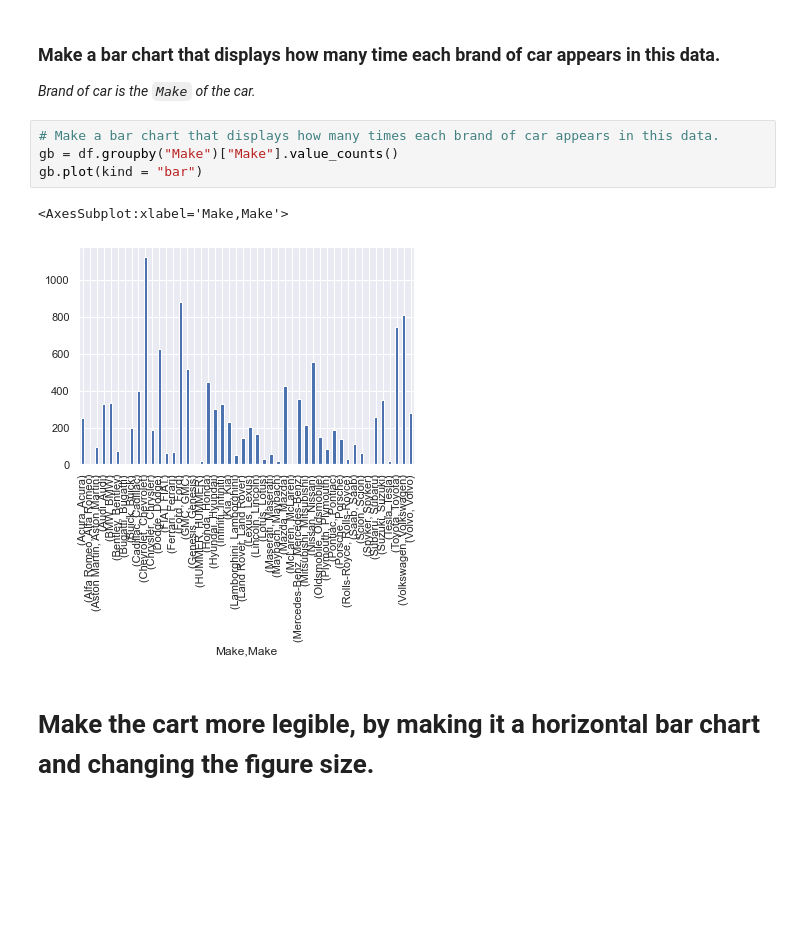
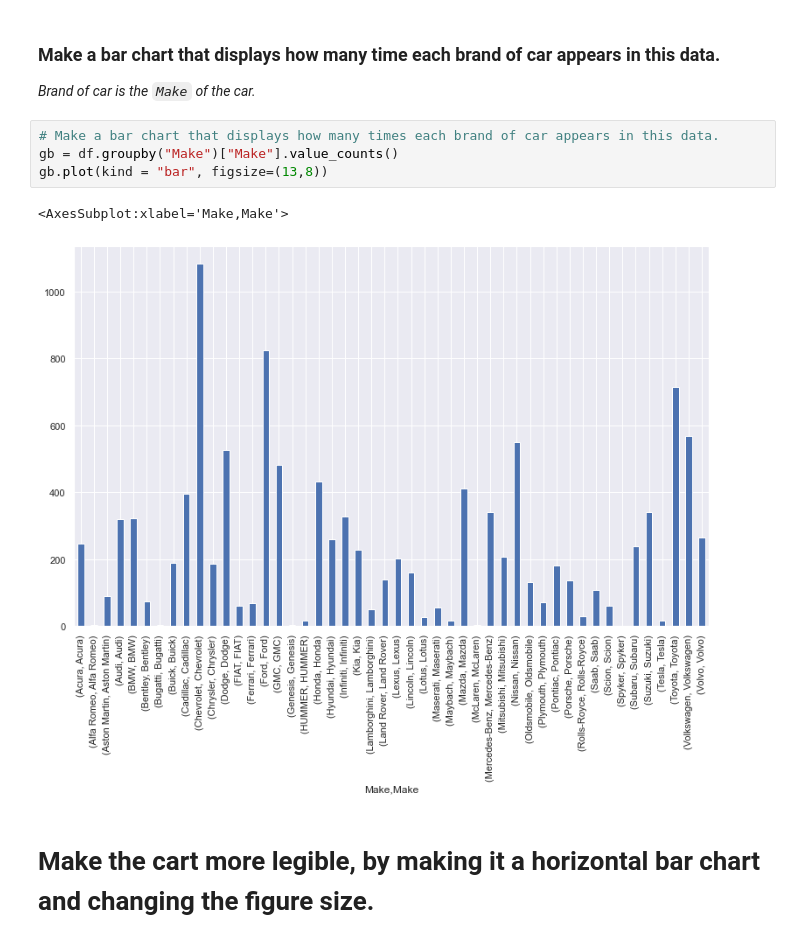
Before and after one commit to crrw/2020-fall-data-science, a Jupyter notebook: Week2-EDA/Exercise-EDA.ipynb, the cells around one changed output. Saved outputs shown, nothing was run; the diff lists cells and outputs as text; blank space fills up the shorter version.

```diff
--- a/Week2-EDA/Exercise-EDA.ipynb
+++ b/Week2-EDA/Exercise-EDA.ipynb
@@ -116,10 +108,10 @@ _Brand of car is the `Make` of the car._
 # %%
 # Make a bar chart that displays how many times each brand of car appears in this data.
 gb = df.groupby("Make")["Make"].value_counts()
-gb.plot(kind = "bar")
+gb.plot(kind = "bar", figsize=(13,8))
 # %% [output]
 <AxesSubplot:xlabel='Make,Make'>
-[figure, old version]
+[figure, new version]
 # %% [markdown]
 # Make the cart more legible, by making it a horizontal bar chart and changing the figure size.
 # %%
```
Also changed, not shown: parts of 6 cells of this notebook.
